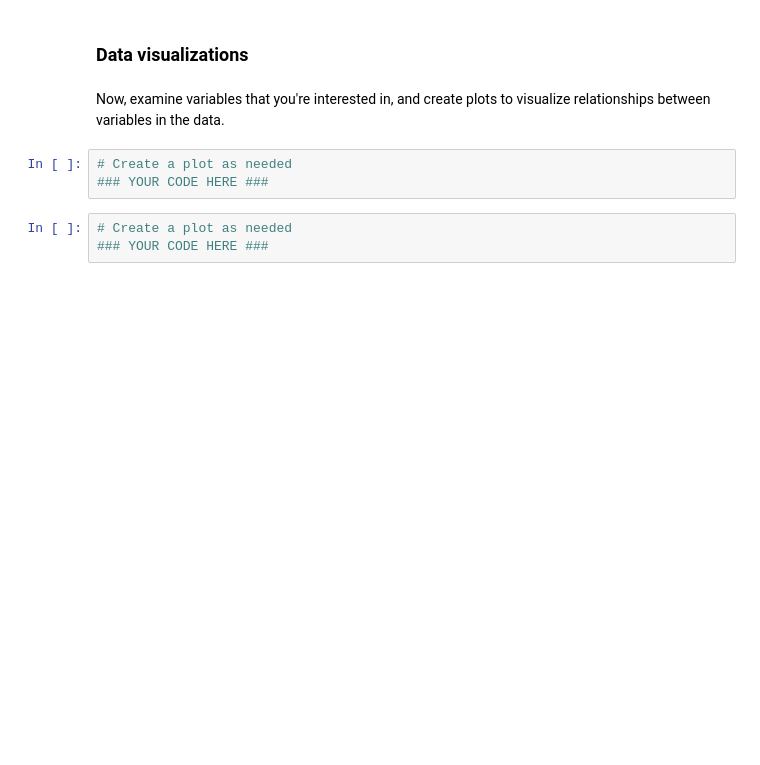
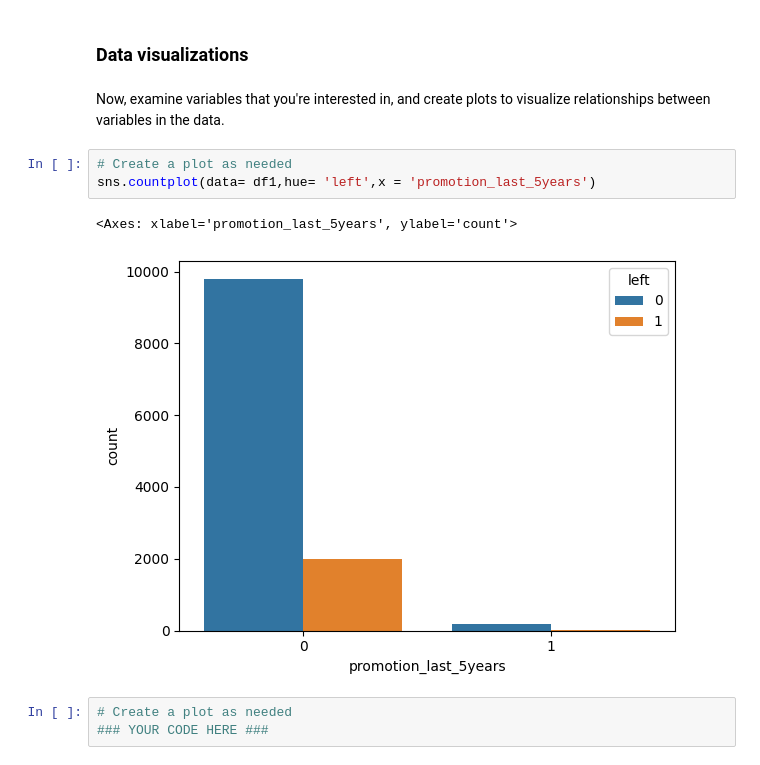
Before and after one commit to mkopanik/Capstone-Project-ML-HR-Analytics, a Jupyter notebook: Activity_ Course 7 Salifort Motors project lab.ipynb, the cells around one changed output. Saved outputs shown, nothing was run; the diff lists cells and outputs as text; blank space fills up the shorter version.

```diff
--- a/Activity_ Course 7 Salifort Motors project lab.ipynb
+++ b/Activity_ Course 7 Salifort Motors project lab.ipynb
@@ -176,7 +312,10 @@ Begin by understanding how many employees left and what percentage of all employ
 Now, examine variables that you're interested in, and create plots to visualize relationships between variables in the data.
 # %%
 # Create a plot as needed
-### YOUR CODE HERE ###
+sns.countplot(data= df1,hue= 'left',x = 'promotion_last_5years')
+# %% [output]
+<Axes: xlabel='promotion_last_5years', ylabel='count'>
+[figure, added]
 # %%
 # Create a plot as needed
 ### YOUR CODE HERE ###
```
Also changed, not shown: parts of 17 cells of this notebook.
